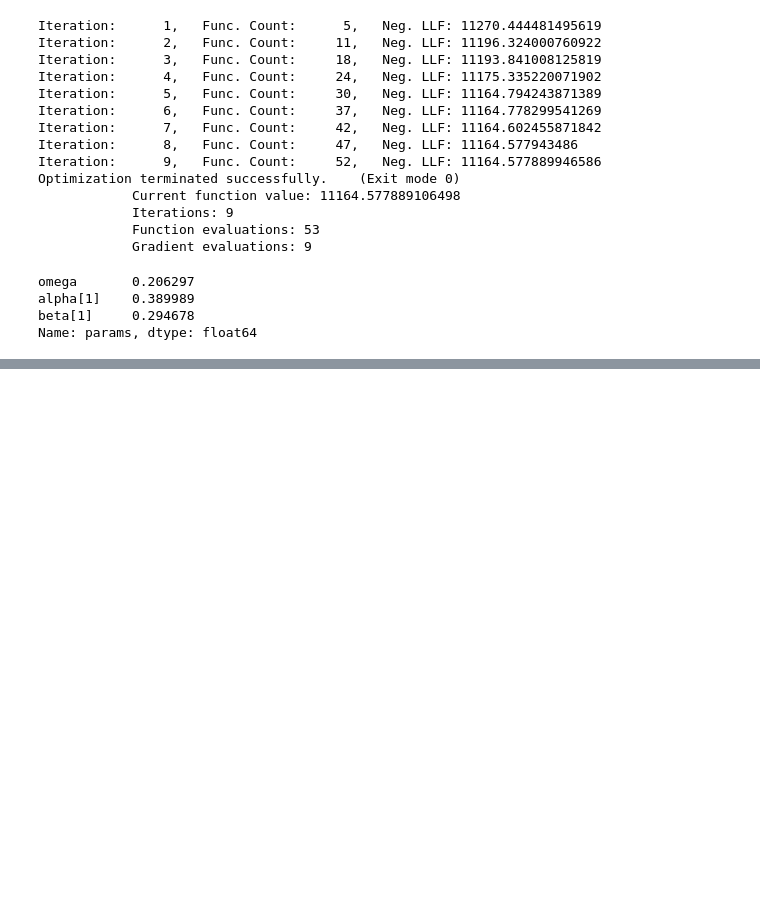
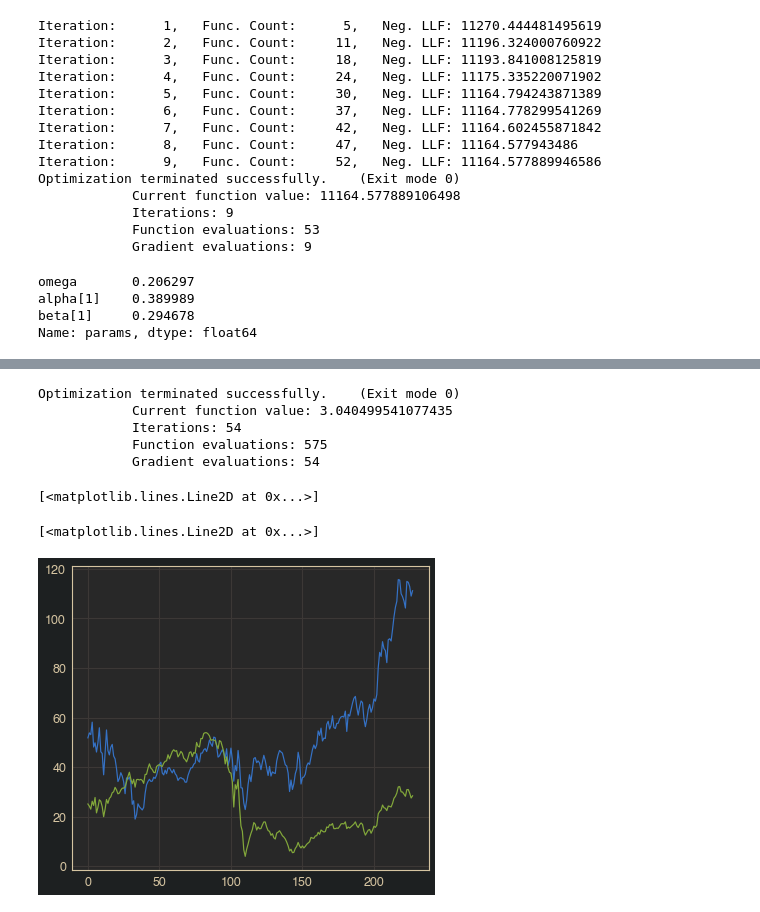
Before and after one commit to mrajancsr/Market-Learn, a Jupyter notebook: marketlearn/network_causality/playground.ipynb, the cells around one changed output, grey strips where cells are left out. Saved outputs shown, nothing was run; the diff lists cells and outputs as text; code cells hidden in the pictures; blank space fills up the shorter version.

```diff
--- a/marketlearn/network_causality/playground.ipynb
+++ b/marketlearn/network_causality/playground.ipynb
@@ -509,0 +514,2 @@ NameError: name 'bdealer' is not defined
+# %%
+msr.fit(X, y)
@@ -509,0 +523,8 @@ NameError: name 'bdealer' is not defined
+# %%
+msr.fit(X, y);
+# %% [output]
+Optimization terminated successfully.    (Exit mode 0)
+            Current function value: 3.040499541077435
+            Iterations: 54
+            Function evaluations: 575
+            Gradient evaluations: 54
@@ -509,0 +533,10 @@ NameError: name 'bdealer' is not defined
+# %%
+#plt.plot(hfilter[0][:, 0])
+from sklearn.preprocessing import StandardScaler
+sc = StandardScaler()
+plt.plot(X)
+plt.plot(y)
+# %% [output]
+[<matplotlib.lines.Line2D at 0x...>]
+[<matplotlib.lines.Line2D at 0x...>]
+[figure, added]
```
Also changed, not shown: parts of 14 cells of this notebook.
